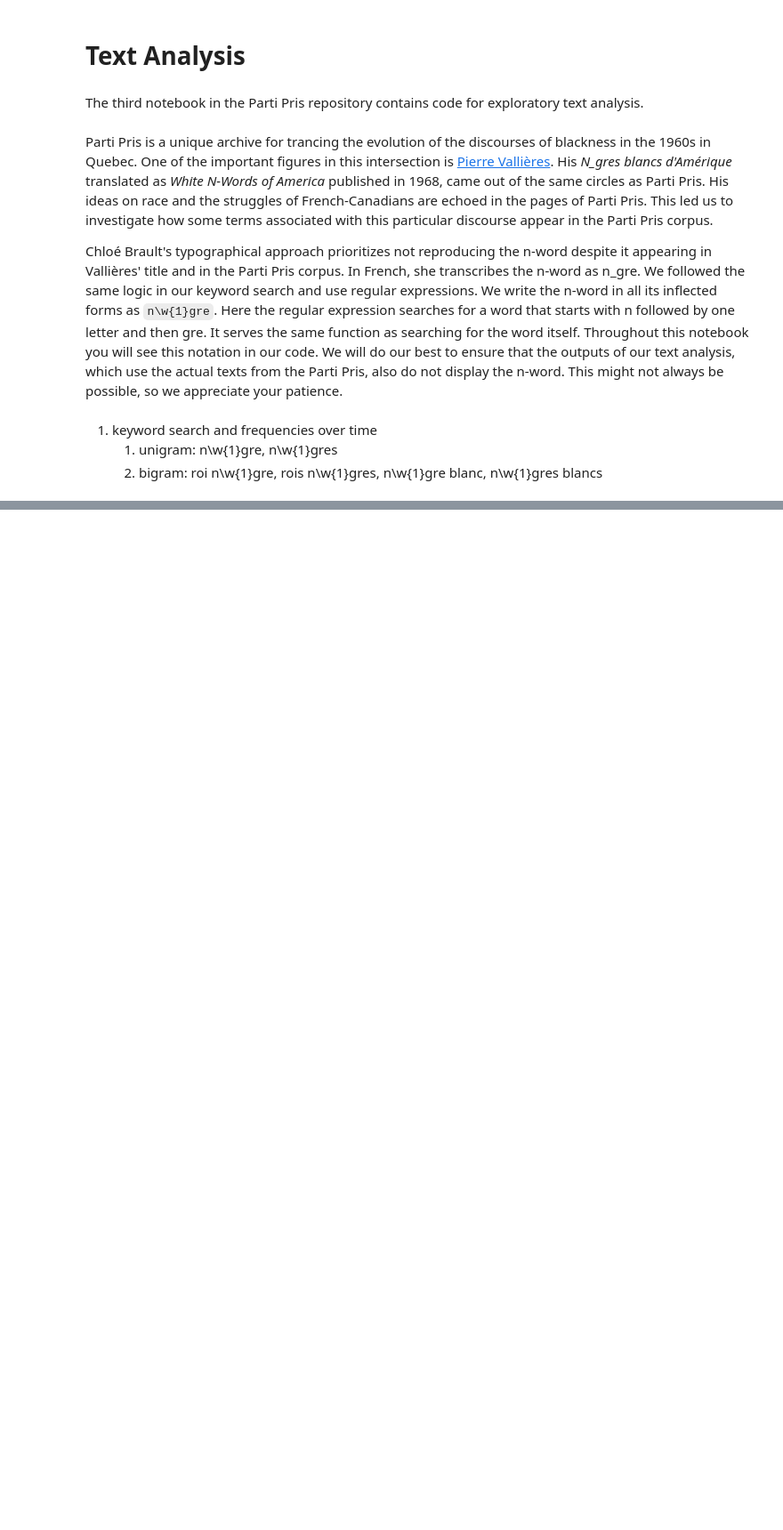
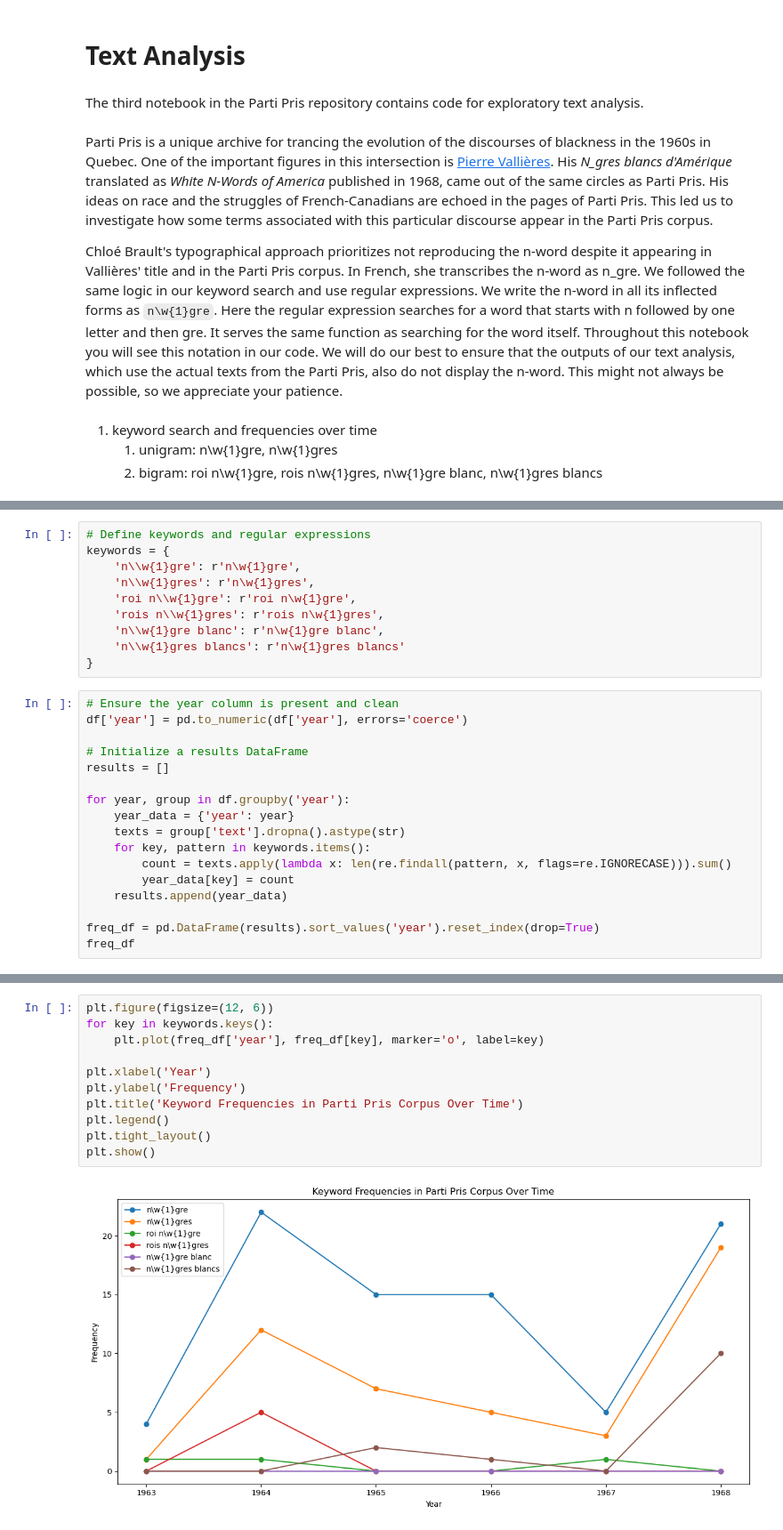
Before and after one commit to mervetekgurler/partipris, a Jupyter notebook: notebooks/03_text_analysis.ipynb, the cells around one changed output, grey strips where cells are left out. Shown at 89% size. Saved outputs shown, nothing was run; the diff lists cells and outputs as text; blank space fills up the shorter version.

```diff
--- a/notebooks/03_text_analysis.ipynb
+++ b/notebooks/03_text_analysis.ipynb
@@ -12,0 +33,27 @@ Chloé Brault's typographical approach prioritizes not reproducing the n-word de
+# %%
+# Define keywords and regular expressions
+keywords = {
+    'n\\w{1}gre': r'n\w{1}gre',
+    'n\\w{1}gres': r'n\w{1}gres',
+    'roi n\\w{1}gre': r'roi n\w{1}gre',
+    'rois n\\w{1}gres': r'rois n\w{1}gres',
+    'n\\w{1}gre blanc': r'n\w{1}gre blanc',
+    'n\\w{1}gres blancs': r'n\w{1}gres blancs'
+}
+# %%
+# Ensure the year column is present and clean
+df['year'] = pd.to_numeric(df['year'], errors='coerce')
+
+# Initialize a results DataFrame
+results = []
+
+for year, group in df.groupby('year'):
+    year_data = {'year': year}
+    texts = group['text'].dropna().astype(str)
+    for key, pattern in keywords.items():
+        count = texts.apply(lambda x: len(re.findall(pattern, x, flags=re.IGNORECASE))).sum()
+        year_data[key] = count
+    results.append(year_data)
+
+freq_df = pd.DataFrame(results).sort_values('year').reset_index(drop=True)
+freq_df
@@ -12,0 +68,13 @@ Chloé Brault's typographical approach prioritizes not reproducing the n-word de
+# %%
+plt.figure(figsize=(12, 6))
+for key in keywords.keys():
+    plt.plot(freq_df['year'], freq_df[key], marker='o', label=key)
+
+plt.xlabel('Year')
+plt.ylabel('Frequency')
+plt.title('Keyword Frequencies in Parti Pris Corpus Over Time')
+plt.legend()
+plt.tight_layout()
+plt.show()
+# %% [output]
+[figure, added]
```
Also changed, not shown: parts of 3 cells of this notebook, 3 other files.
